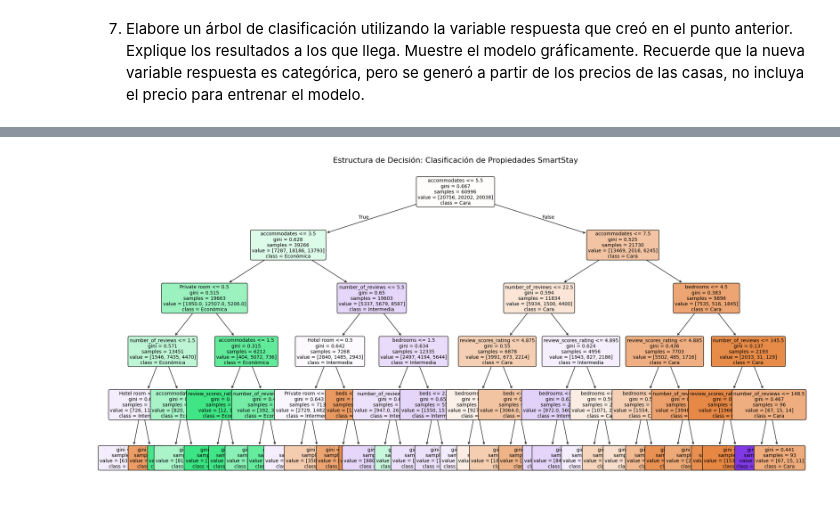
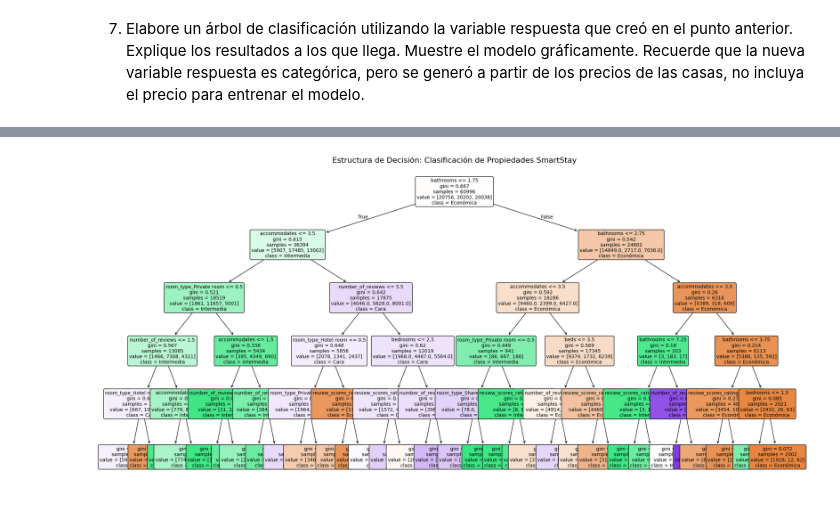
Before and after one commit to yosemm/Laboratorio4_MineriaDatos, a Jupyter notebook: Laboratorio.ipynb, the cells around one changed output, grey strips where cells are left out. Saved outputs shown, nothing was run; the diff lists cells and outputs as text; code cells hidden in the pictures.

Commit message:
Refuerza clasificacion y variables reportadas

```diff
--- a/Laboratorio.ipynb
+++ b/Laboratorio.ipynb
@@ -292,38 +325,64 @@ Se elabora un árbol de clasificación para predecir la categoría de la casa. S
 # %%
-from sklearn.tree import DecisionTreeClassifier, plot_tree
-from sklearn.model_selection import train_test_split
-from sklearn.metrics import classification_report, accuracy_score
-import matplotlib.pyplot as plt
+from sklearn.tree import DecisionTreeClassifier
 
-# 1. IMPORTANTE: Usamos 'X' (las variables numéricas/dummies ya preparadas antes)
-# 'X' ya no tiene URLs ni texto, por eso no dará error.
-X_clas = X.copy()
-y_clas = df_model['categoria_precio']
+# Variables a reportar en el modelo de clasificación
+features_clas = [
+    'accommodates',
+    'bathrooms',
+    'bedrooms',
+    'beds',
+    'number_of_reviews',
+    'review_scores_rating'
+]
 
-# 2. División de datos (80% entrenamiento, 20% prueba)
-X_train_c, X_test_c, y_train_c, y_test_c = train_test_split(
-    X_clas, y_clas, test_size=0.2, random_state=42
-)
+X_clas = df_model[features_clas].copy()
+for col in features_clas:
+    X_clas[col] = pd.to_numeric(X_clas[col], errors='coerce')
 
-# 3. Entrenamiento del Árbol de Clasificación (Profundidad 5)
+if 'room_type' in df_model.columns:
+    room_type_dummies = pd.get_dummies(df_model['room_type'], prefix='room_type', drop_first=True)
+    X_clas = pd.concat([X_clas, room_type_dummies], axis=1)
+
+X_clas = X_clas.fillna(X_clas.median(numeric_only=True))
+y_clas = df_model['categoria_precio'].copy()
+
+# Reutilizar exactamente la misma partición de entrenamiento y prueba del modelo de regresión
+train_idx = X_train.index
+test_idx = X_test.index
+
+X_train_c = X_clas.loc[train_idx].copy()
+X_test_c = X_clas.loc[test_idx].copy()
+y_train_c = y_clas.loc[train_idx].copy()
+y_test_c = y_clas.loc[test_idx].copy()
+
+labels_orden = ['Económica', 'Intermedia', 'Cara']
+
+print('Variables predictoras reportadas para el árbol de clasificación:')
+print(X_clas.columns.tolist())
+print(f'Total de predictores utilizados: {X_clas.shape[1]}')
+print(f'Filas de entrenamiento: {X_train_c.shape[0]} | Filas de prueba: {X_test_c.shape[0]}')
+
 modelo_clas = DecisionTreeClassifier(max_depth=5, random_state=42, criterion='gini')
 modelo_clas.fit(X_train_c, y_train_c)
 
-# 4. Predicción y Evaluación
 y_pred_c = modelo_clas.predict(X_test_c)
+accuracy_clas = accuracy_score(y_test_c, y_pred_c)
+reporte_clas = pd.DataFrame(classification_report(y_test_c, y_pred_c, output_dict=True)).transpose()
+importancias_clas = pd.Series(modelo_clas.feature_importances_, index=X_clas.columns).sort_values(ascending=False)
 
-print("--- REPORTE DE CLASIFICACIÓN ---")
-print(classification_report(y_test_c, y_pred_c))
-print(f"Exactitud (Accuracy) total: {accuracy_score(y_test_c, y_pred_c):.4f}")
+print(f'\nExactitud preliminar del árbol de clasificación: {accuracy_clas:.4f}')
+print('\nImportancia relativa de las variables:')
+print(importancias_clas.head(10).round(4).to_string())
 
-# 5. Visualización Gráfica
-plt.figure(figsize=(25,12))
-plot_tree(modelo_clas,
-          feature_names=X_clas.columns,
-          class_names=modelo_clas.classes_,
-          filled=True,
-          rounded=True,
-          fontsize=10)
-plt.title("Estructura de Decisión: Clasificación de Propiedades SmartStay", fontsize=16)
+plt.figure(figsize=(25, 12))
+plot_tree(
+    modelo_clas,
+    feature_names=X_clas.columns,
+    class_names=labels_orden,
+    filled=True,
+    rounded=True,
+    fontsize=10
+)
+plt.title('Estructura de Decisión: Clasificación de Propiedades SmartStay', fontsize=16)
 plt.show()
 # %% [output]
@@ -342,2 +406,2 @@ Exactitud (Accuracy) total: 0.5908
-[figure, old version]
+[figure, new version]
 # %% [markdown]
```
Also changed, not shown: parts of 6 cells of this notebook.
